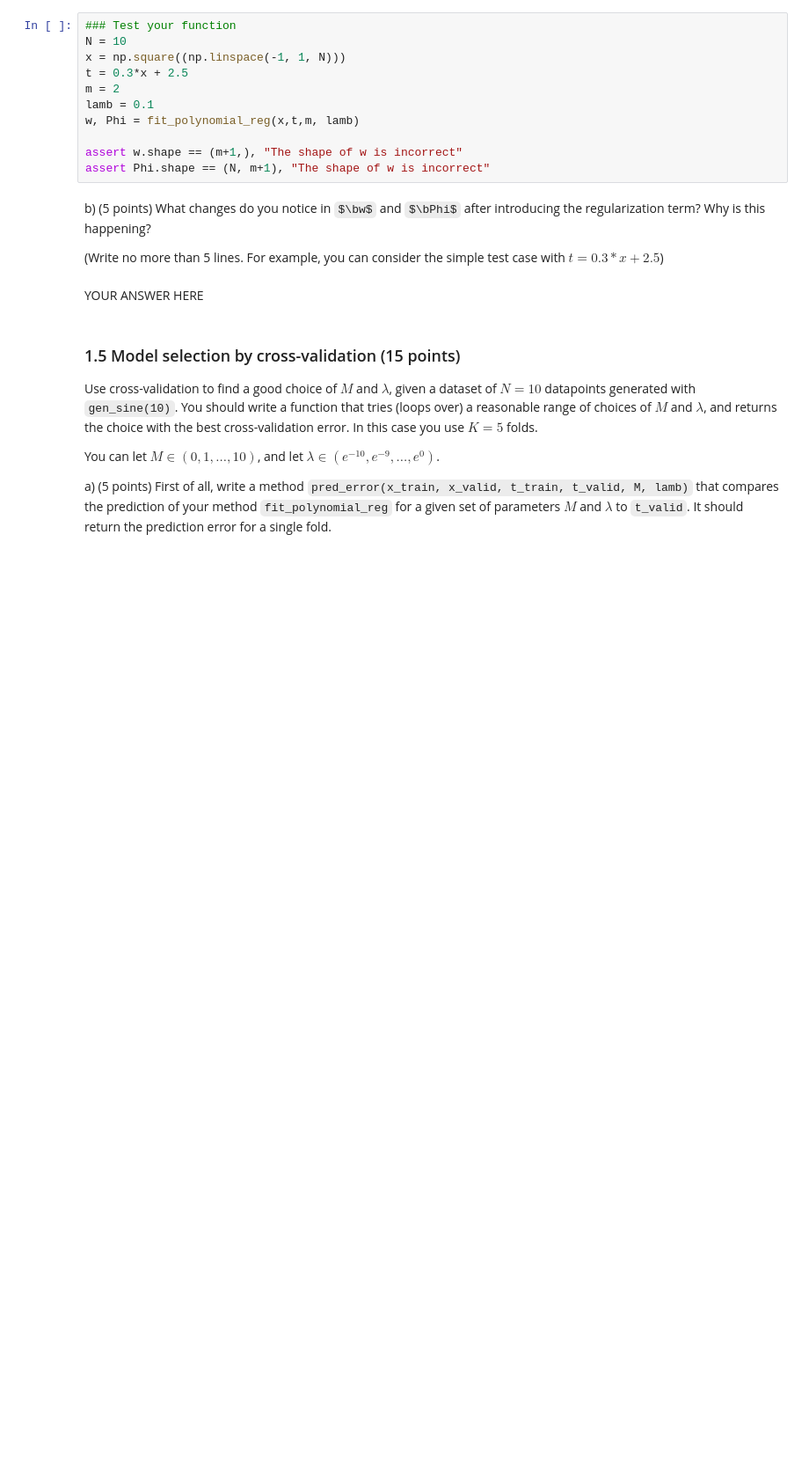
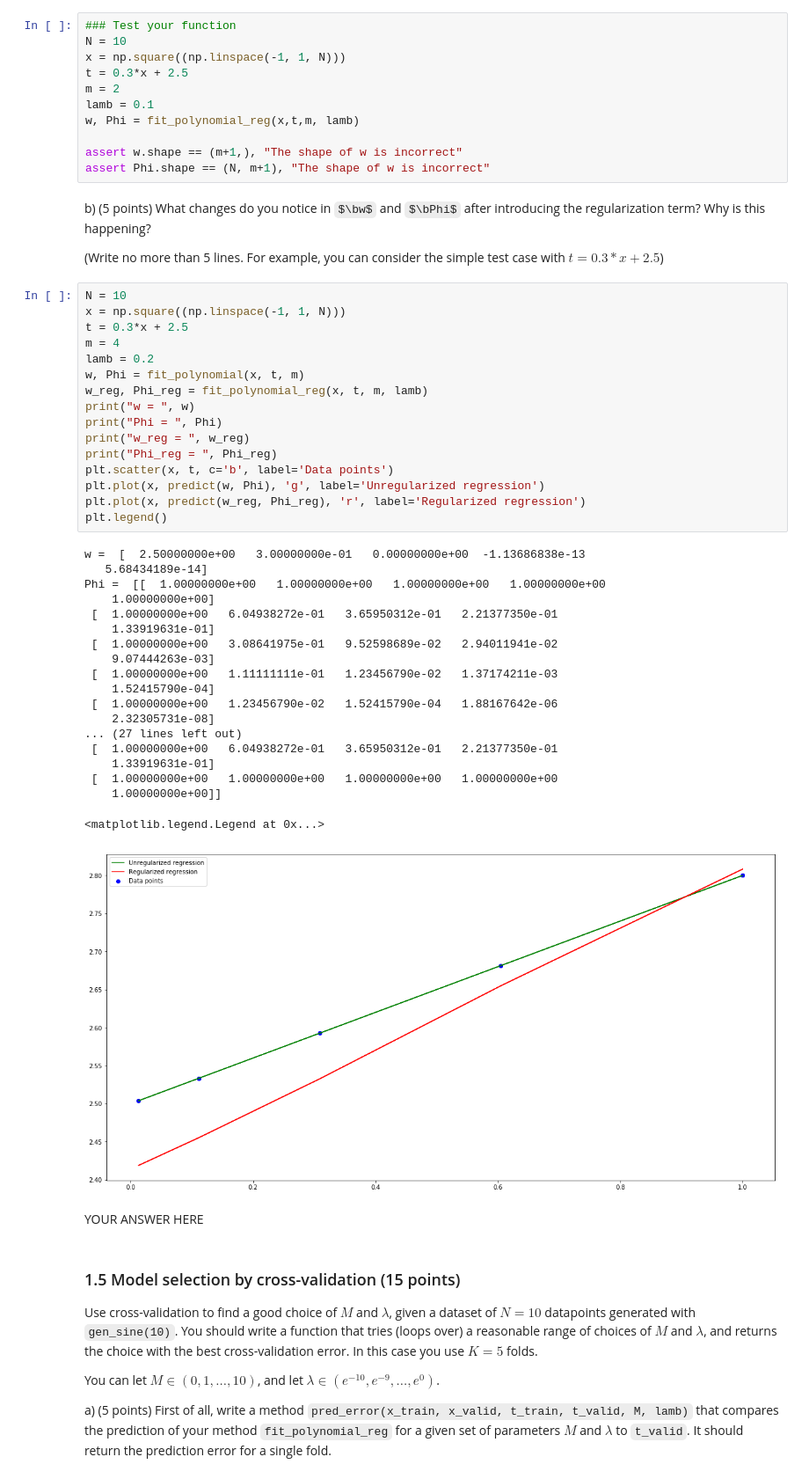
Before and after one commit to ioangatop/MachineLearning, a Jupyter notebook: 12141666_12166804_lab1.ipynb, the cells around one changed output. Shown at 88% size. Saved outputs shown, nothing was run; the diff lists cells and outputs as text; some formulas as TeX source; blank space fills up the shorter version.

```diff
--- a/12141666_12166804_lab1.ipynb
+++ b/12141666_12166804_lab1.ipynb
@@ -232,6 +227,42 @@ assert Phi.shape == (N, m+1), "The shape of w is incorrect"
 b) (5 points) What changes do you notice in $\bw$ and $\bPhi$ after introducing the regularization term? Why is this happening?
 
 (Write no more than 5 lines. For example, you can consider the simple test case with $t = 0.3*x + 2.5$)
+# %%
+N = 10
+x = np.square((np.linspace(-1, 1, N)))
+t = 0.3*x + 2.5
+m = 4
+lamb = 0.2
+w, Phi = fit_polynomial(x, t, m)
+w_reg, Phi_reg = fit_polynomial_reg(x, t, m, lamb)
+print("w = ", w)
+print("Phi = ", Phi)
+print("w_reg = ", w_reg)
+print("Phi_reg = ", Phi_reg)
+plt.scatter(x, t, c='b', label='Data points')
+plt.plot(x, predict(w, Phi), 'g', label='Unregularized regression')
+plt.plot(x, predict(w_reg, Phi_reg), 'r', label='Regularized regression')
+plt.legend()
+# %% [output]
+w =  [  2.50000000e+00   3.00000000e-01   0.00000000e+00  -1.13686838e-13
+   5.68434189e-14]
+Phi =  [[  1.00000000e+00   1.00000000e+00   1.00000000e+00   1.00000000e+00
+    1.00000000e+00]
+ [  1.00000000e+00   6.04938272e-01   3.65950312e-01   2.21377350e-01
+    1.33919631e-01]
+ [  1.00000000e+00   3.08641975e-01   9.52598689e-02   2.94011941e-02
+    9.07444263e-03]
+ [  1.00000000e+00   1.11111111e-01   1.23456790e-02   1.37174211e-03
+    1.52415790e-04]
+ [  1.00000000e+00   1.23456790e-02   1.52415790e-04   1.88167642e-06
+    2.32305731e-08]
+... (27 lines left out)
+ [  1.00000000e+00   6.04938272e-01   3.65950312e-01   2.21377350e-01
+    1.33919631e-01]
+ [  1.00000000e+00   1.00000000e+00   1.00000000e+00   1.00000000e+00
+    1.00000000e+00]]
+<matplotlib.legend.Legend at 0x...>
+[figure, added]
 # %% [markdown]
 YOUR ANSWER HERE
 # %% [markdown]
```
Also changed, not shown: parts of 7 cells of this notebook, 1 other file.
